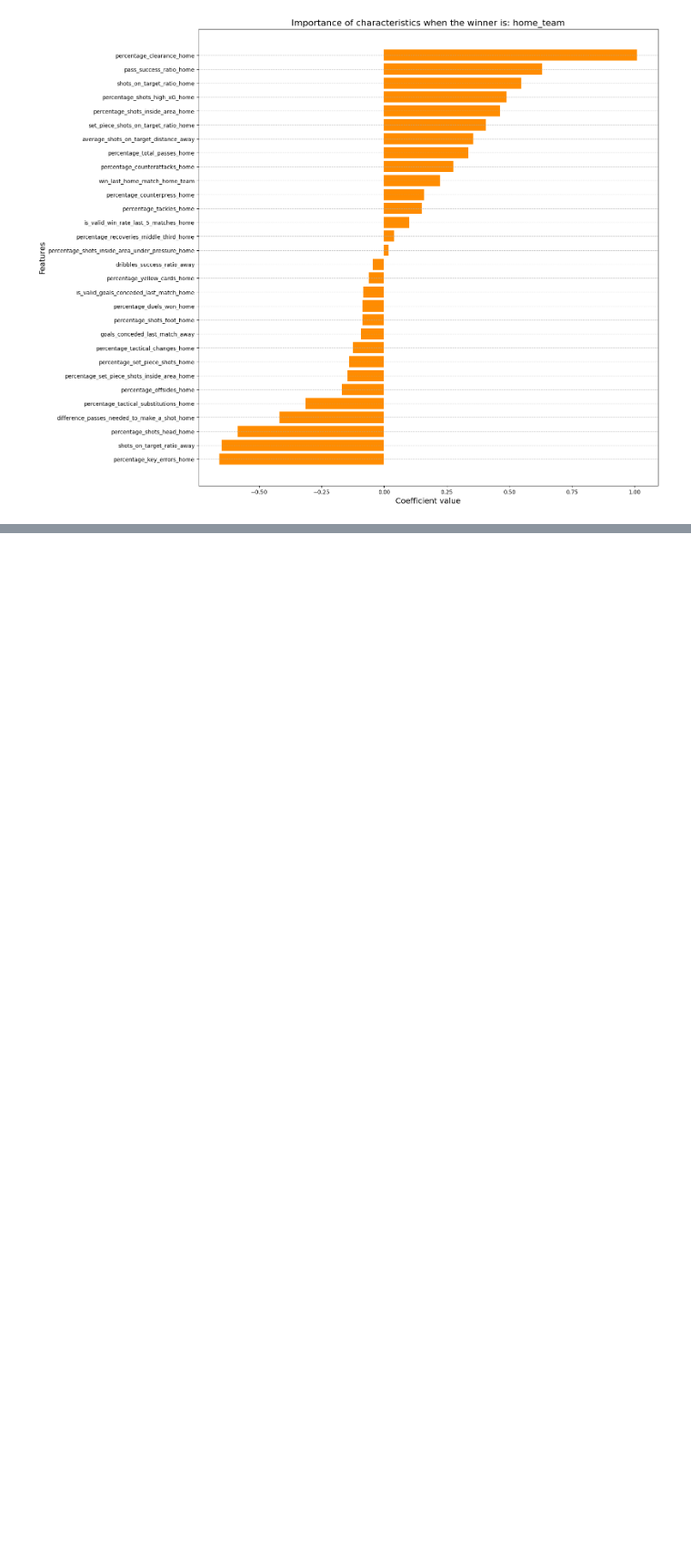
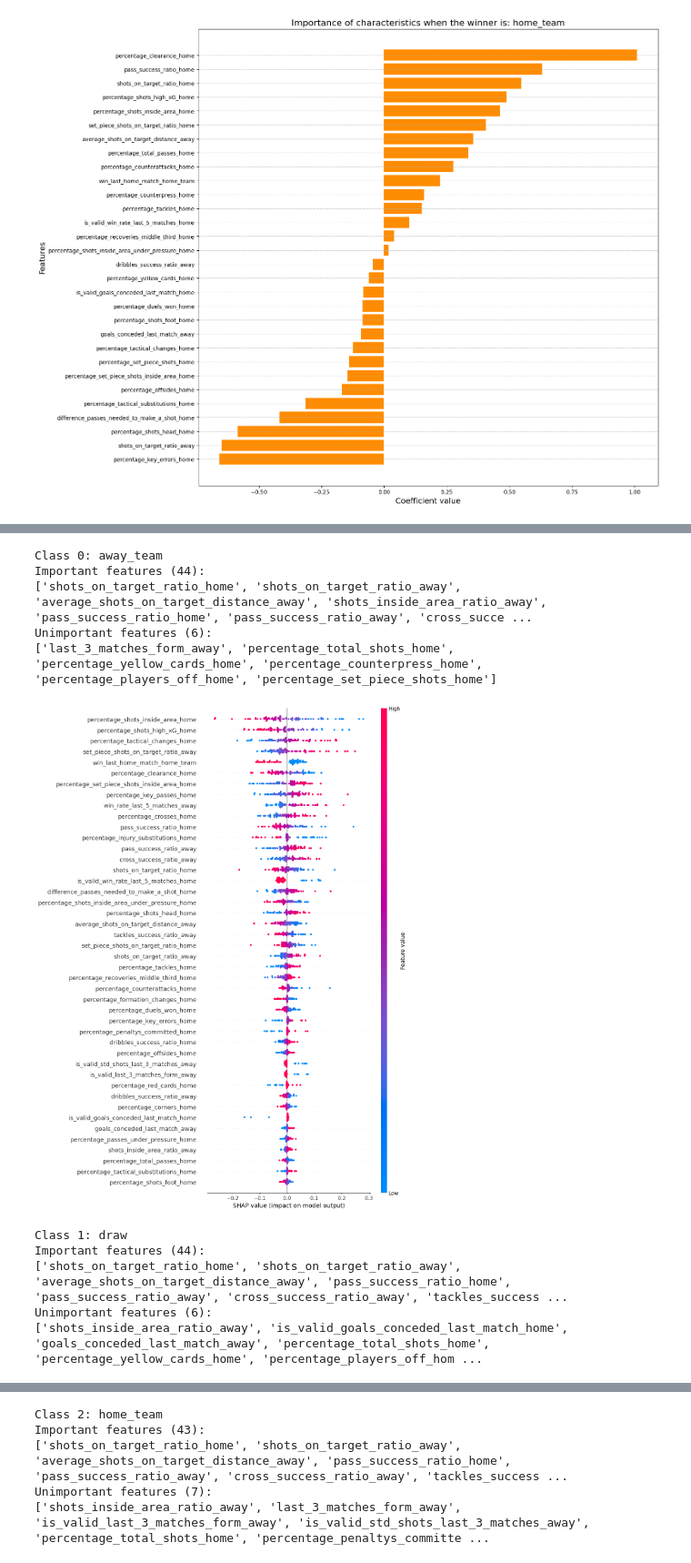
Before and after one commit to Jaime-Linares/DataAnalysis-FootySage, a Jupyter notebook: 2_analysis_SerieA.ipynb, the cells around one changed output, grey strips where cells are left out. Shown at 91% size. Cells and saved outputs as stored; diff of their text form; code cells hidden in the pictures; blank space fills up the shorter version.

Commit message:
[feat] first part of local analysis of Serie A done

```diff
--- a/2_analysis_SerieA.ipynb
+++ b/2_analysis_SerieA.ipynb
@@ -208,0 +225,20 @@ Vamos a analizar estos gráficos:
+# %%
+from src.analysis import compute_shap_values
+
+shap_values_SerieA = compute_shap_values(best_model_SerieA, X_train_reduced_SerieA, X_test_reduced_SerieA, feature_names_reduced_SerieA)
+# %%
+from src.analysis import plot_shap_summary
+
+plot_shap_summary(shap_values_SerieA, feature_names_reduced_SerieA, encoder_SerieA)
+# %% [output]
+Class 0: away_team
+Important features (44):
+['shots_on_target_ratio_home', 'shots_on_target_ratio_away', 'average_shots_on_target_distance_away', 'shots_inside_area_ratio_away', 'pass_success_ratio_home', 'pass_success_ratio_away', 'cross_succe ...
+Unimportant features (6):
+['last_3_matches_form_away', 'percentage_total_shots_home', 'percentage_yellow_cards_home', 'percentage_counterpress_home', 'percentage_players_off_home', 'percentage_set_piece_shots_home']
+[figure, added]
+Class 1: draw
+Important features (44):
+['shots_on_target_ratio_home', 'shots_on_target_ratio_away', 'average_shots_on_target_distance_away', 'pass_success_ratio_home', 'pass_success_ratio_away', 'cross_success_ratio_away', 'tackles_success ...
+Unimportant features (6):
+['shots_inside_area_ratio_away', 'is_valid_goals_conceded_last_match_home', 'goals_conceded_last_match_away', 'percentage_total_shots_home', 'percentage_yellow_cards_home', 'percentage_players_off_hom ...
@@ -208,0 +246,5 @@ Vamos a analizar estos gráficos:
+Class 2: home_team
+Important features (43):
+['shots_on_target_ratio_home', 'shots_on_target_ratio_away', 'average_shots_on_target_distance_away', 'pass_success_ratio_home', 'pass_success_ratio_away', 'cross_success_ratio_away', 'tackles_success ...
+Unimportant features (7):
+['shots_inside_area_ratio_away', 'last_3_matches_form_away', 'is_valid_last_3_matches_form_away', 'is_valid_std_shots_last_3_matches_away', 'percentage_total_shots_home', 'percentage_penaltys_committe ...
```
Also changed, not shown: parts of 5 cells of this notebook.
